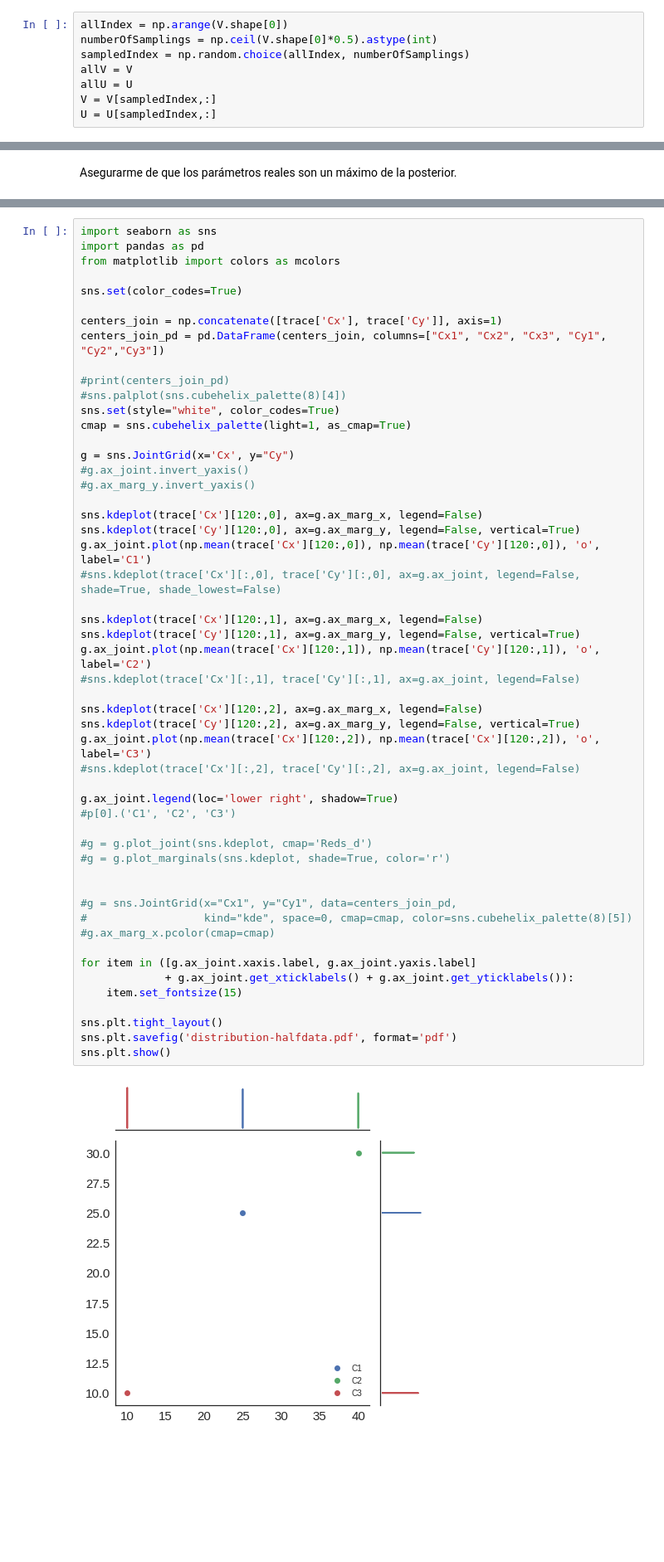
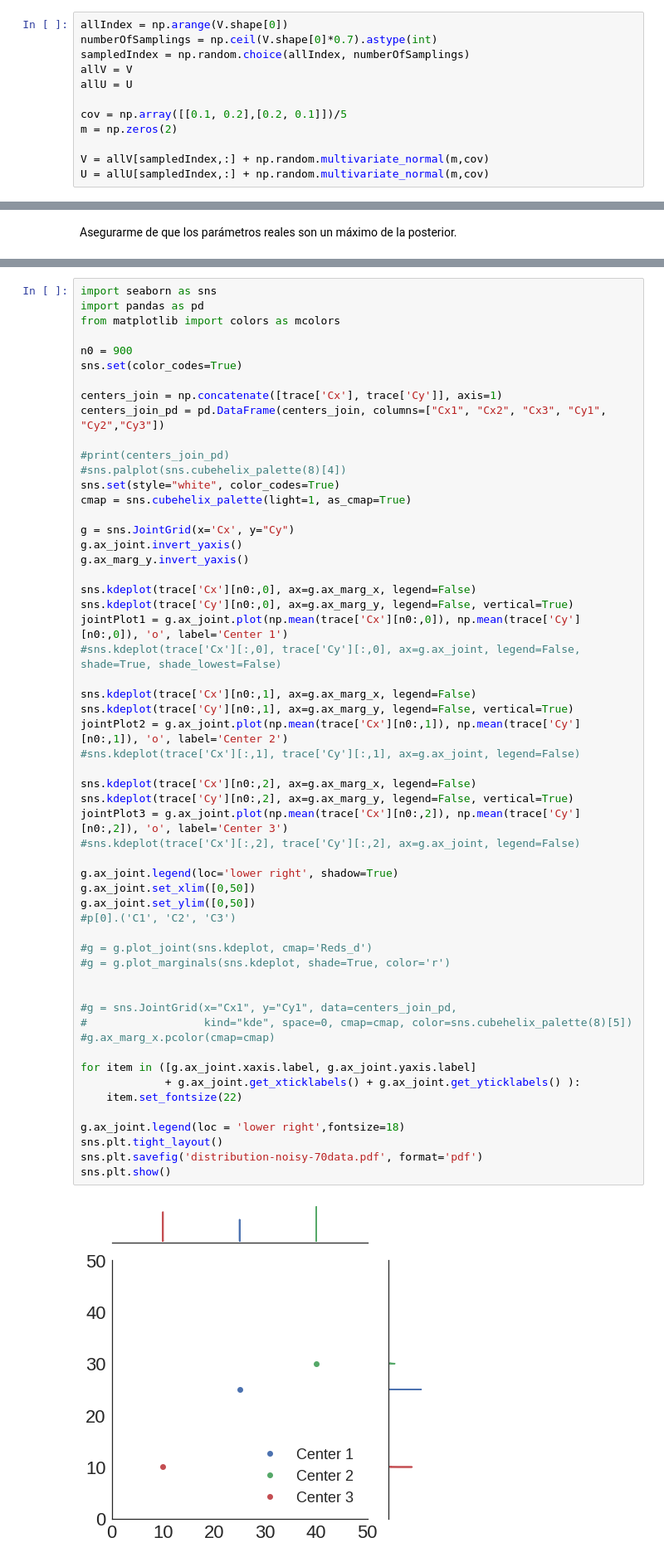
Before and after one commit to lerkoah/BayesianInterferometryIDS, a Jupyter notebook: src/main_bay_int.ipynb, the cells around one changed output, grey strips where cells are left out. Shown at 83% size. Saved outputs shown, nothing was run; the diff lists cells and outputs as text; blank space fills up the shorter version.

```diff
--- a/src/main_bay_int.ipynb
+++ b/src/main_bay_int.ipynb
@@ -174,12 +174,16 @@ print(measurements[0,1])
 (1.16253284006e-07+1.13412479385e-08j)
 # %%
 allIndex = np.arange(V.shape[0])
-numberOfSamplings = np.ceil(V.shape[0]*0.5).astype(int)
+numberOfSamplings = np.ceil(V.shape[0]*0.7).astype(int)
 sampledIndex = np.random.choice(allIndex, numberOfSamplings)
 allV = V
 allU = U
-V = V[sampledIndex,:]
-U = U[sampledIndex,:]
+
+cov = np.array([[0.1, 0.2],[0.2, 0.1]])/5
+m = np.zeros(2)
+
+V = allV[sampledIndex,:] + np.random.multivariate_normal(m,cov)
+U = allU[sampledIndex,:] + np.random.multivariate_normal(m,cov)
 # %% [markdown]
 ## RBF Model
 ### Priors and Model
@@ -434,6 +438,7 @@ import seaborn as sns
 import pandas as pd
 from matplotlib import colors as mcolors
 
+n0 = 900
 sns.set(color_codes=True)
 
 centers_join = np.concatenate([trace['Cx'], trace['Cy']], axis=1)
@@ -441,48 +446,51 @@ centers_join_pd = pd.DataFrame(centers_join, columns=["Cx1", "Cx2", "Cx3", "Cy1"
 
 #print(centers_join_pd)
 #sns.palplot(sns.cubehelix_palette(8)[4])
 sns.set(style="white", color_codes=True)
 cmap = sns.cubehelix_palette(light=1, as_cmap=True)
 
 g = sns.JointGrid(x='Cx', y="Cy")
-#g.ax_joint.invert_yaxis()
-#g.ax_marg_y.invert_yaxis()
+g.ax_joint.invert_yaxis()
+g.ax_marg_y.invert_yaxis()
 
-sns.kdeplot(trace['Cx'][120:,0], ax=g.ax_marg_x, legend=False)
-sns.kdeplot(trace['Cy'][120:,0], ax=g.ax_marg_y, legend=False, vertical=True)
-g.ax_joint.plot(np.mean(trace['Cx'][120:,0]), np.mean(trace['Cy'][120:,0]), 'o', label='C1')
+sns.kdeplot(trace['Cx'][n0:,0], ax=g.ax_marg_x, legend=False)
+sns.kdeplot(trace['Cy'][n0:,0], ax=g.ax_marg_y, legend=False, vertical=True)
+jointPlot1 = g.ax_joint.plot(np.mean(trace['Cx'][n0:,0]), np.mean(trace['Cy'][n0:,0]), 'o', label='Center 1')
 #sns.kdeplot(trace['Cx'][:,0], trace['Cy'][:,0], ax=g.ax_joint, legend=False, shade=True, shade_lowest=False)
 
-sns.kdeplot(trace['Cx'][120:,1], ax=g.ax_marg_x, legend=False)
-sns.kdeplot(trace['Cy'][120:,1], ax=g.ax_marg_y, legend=False, vertical=True)
-g.ax_joint.plot(np.mean(trace['Cx'][120:,1]), np.mean(trace['Cy'][120:,1]), 'o', label='C2')
+sns.kdeplot(trace['Cx'][n0:,1], ax=g.ax_marg_x, legend=False)
+sns.kdeplot(trace['Cy'][n0:,1], ax=g.ax_marg_y, legend=False, vertical=True)
+jointPlot2 = g.ax_joint.plot(np.mean(trace['Cx'][n0:,1]), np.mean(trace['Cy'][n0:,1]), 'o', label='Center 2')
 #sns.kdeplot(trace['Cx'][:,1], trace['Cy'][:,1], ax=g.ax_joint, legend=False)
 
-sns.kdeplot(trace['Cx'][120:,2], ax=g.ax_marg_x, legend=False)
-sns.kdeplot(trace['Cy'][120:,2], ax=g.ax_marg_y, legend=False, vertical=True)
-g.ax_joint.plot(np.mean(trace['Cx'][120:,2]), np.mean(trace['Cx'][120:,2]), 'o', label='C3')
+sns.kdeplot(trace['Cx'][n0:,2], ax=g.ax_marg_x, legend=False)
+sns.kdeplot(trace['Cy'][n0:,2], ax=g.ax_marg_y, legend=False, vertical=True)
+jointPlot3 = g.ax_joint.plot(np.mean(trace['Cx'][n0:,2]), np.mean(trace['Cy'][n0:,2]), 'o', label='Center 3')
 #sns.kdeplot(trace['Cx'][:,2], trace['Cy'][:,2], ax=g.ax_joint, legend=False)
 
 g.ax_joint.legend(loc='lower right', shadow=True)
+g.ax_joint.set_xlim([0,50])
+g.ax_joint.set_ylim([0,50])
 #p[0].('C1', 'C2', 'C3')
 
 #g = g.plot_joint(sns.kdeplot, cmap='Reds_d')
 #g = g.plot_marginals(sns.kdeplot, shade=True, color='r')
 
 
 #g = sns.JointGrid(x="Cx1", y="Cy1", data=centers_join_pd,
 #                  kind="kde", space=0, cmap=cmap, color=sns.cubehelix_palette(8)[5])
 #g.ax_marg_x.pcolor(cmap=cmap)
 
 for item in ([g.ax_joint.xaxis.label, g.ax_joint.yaxis.label]
-             + g.ax_joint.get_xticklabels() + g.ax_joint.get_yticklabels()):
-    item.set_fontsize(15)
+             + g.ax_joint.get_xticklabels() + g.ax_joint.get_yticklabels() ):
+    item.set_fontsize(22)
 
+g.ax_joint.legend(loc = 'lower right',fontsize=18)
 sns.plt.tight_layout()
-sns.plt.savefig('distribution-halfdata.pdf', format='pdf')
+sns.plt.savefig('distribution-noisy-70data.pdf', format='pdf')
 sns.plt.show()
 # %% [output]
-[figure, old version]
+[figure, new version]
 # %%
 plt.figure(figsize=(5,3))
 
```
Also changed, not shown: parts of 14 cells of this notebook, 57 other files.
